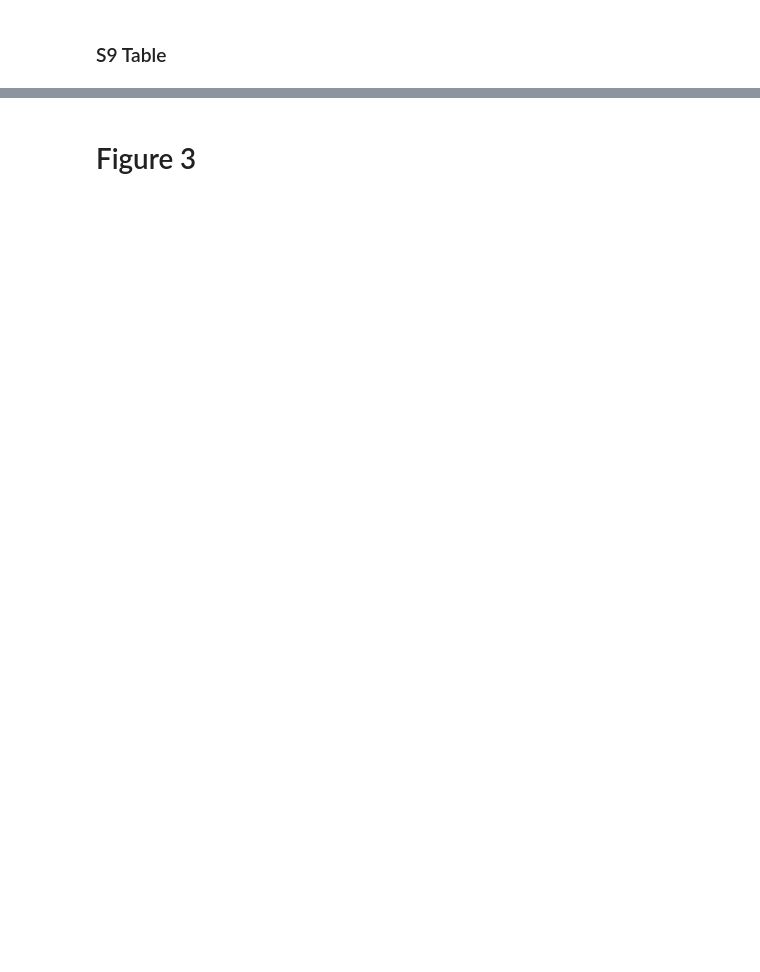
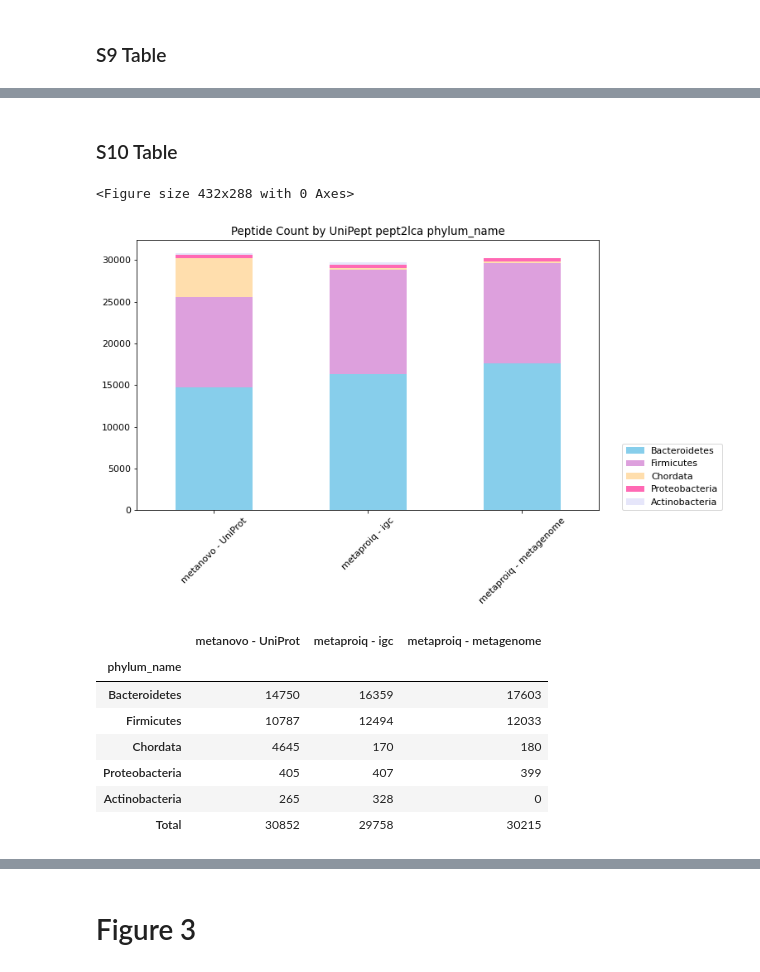
Before and after one commit to Thys3Potgieter/Metanovo-Manuscript, a Jupyter notebook: 2_MetaProIQ.ipynb, the cells around one changed output, grey strips where cells are left out. Cells and saved outputs as stored; diff of their text form; code cells hidden in the pictures; blank space fills up the shorter version.

```diff
--- a/2_MetaProIQ.ipynb
+++ b/2_MetaProIQ.ipynb
@@ -312,9 +495,22 @@ count_df
+# %% [markdown]
+### S10 Table
 # %%
 order = ['metanovo - UniProt', 'metaproiq - igc' , 'metaproiq - metagenome']
 count_df = metanovo_functions.plot_taxa(results, 'phylum_name', smapping, order, 0.5, level='peptide')
 count_df.loc['Total'] = count_df.sum()
-count_df.to_csv('analysis/supplementary/S9_table.csv')
+count_df.to_csv('analysis/supplementary/S10_table.csv')
 count_df
+# %% [output]
+<Figure size 432x288 with 0 Axes>
+[figure, added]
+|  | metanovo - UniProt | metaproiq - igc | metaproiq - metagenome |
+| phylum_name |  |  |  |
+| Bacteroidetes | 14750 | 16359 | 17603 |
+| Firmicutes | 10787 | 12494 | 12033 |
+| Chordata | 4645 | 170 | 180 |
+| Proteobacteria | 405 | 407 | 399 |
+| Actinobacteria | 265 | 328 | 0 |
+| Total | 30852 | 29758 | 30215 |
 # %%
 order = ['metanovo - UniProt', 'metaproiq - igc' , 'metaproiq - metagenome']
 count_df = metanovo_functions.plot_taxa(results, 'species_name', smapping, order, level='msms', filt=0.5)
```
Also changed, not shown: parts of 24 cells of this notebook, 2 other files.
